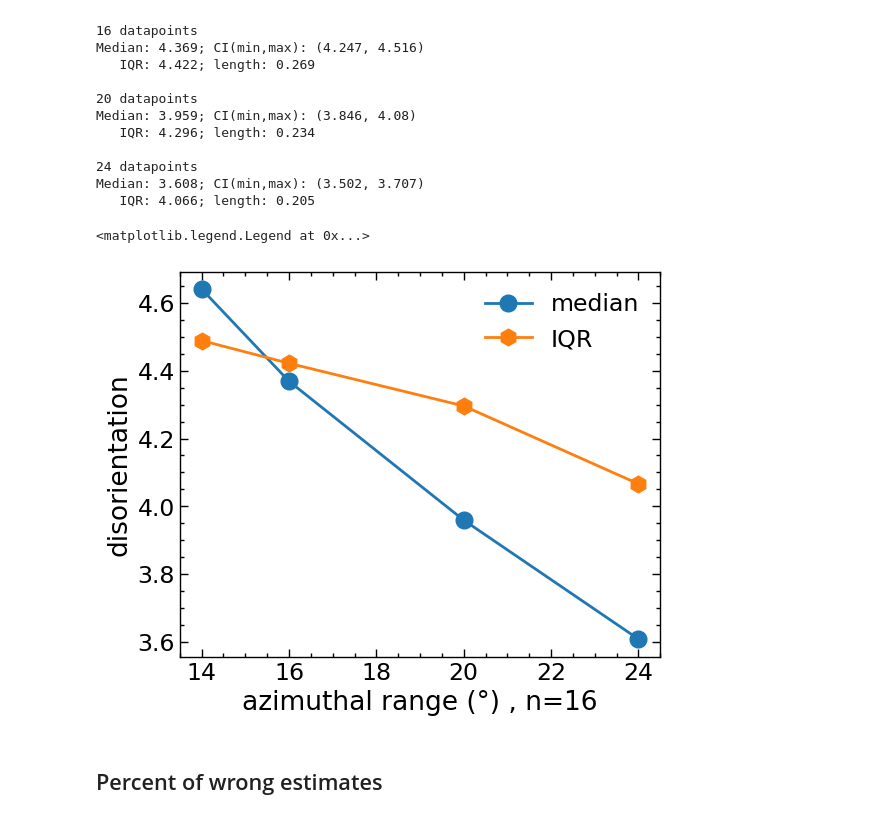
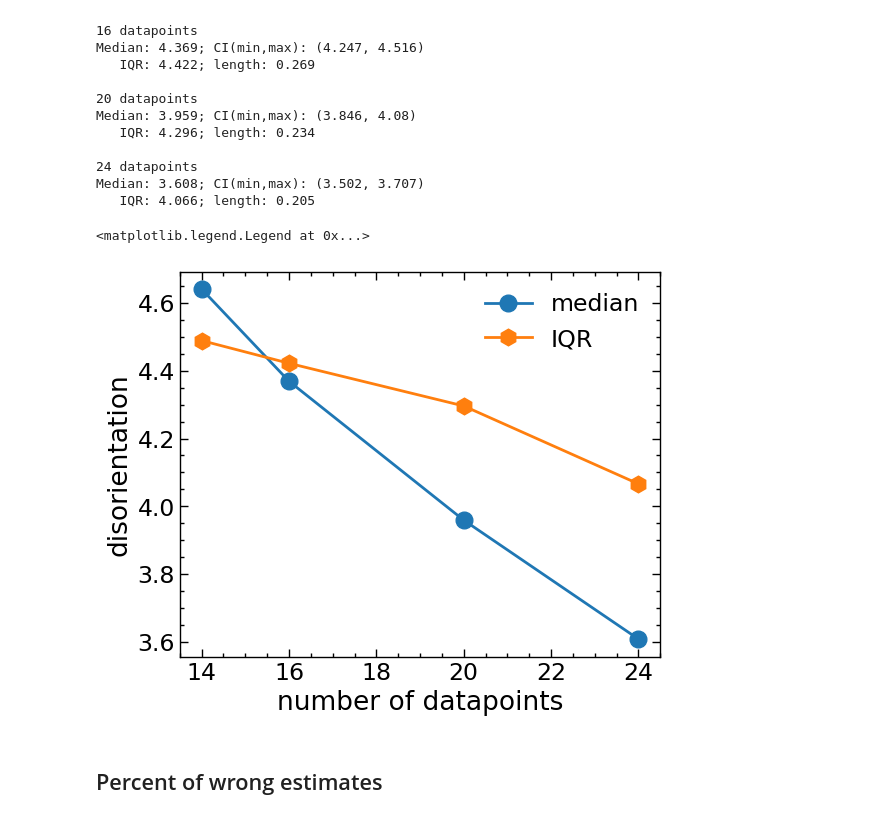
Before and after one commit to bertopadron/FTIR-EBSD, a Jupyter notebook: docs/08c_stats_test.ipynb, the cells around one changed output. Saved outputs shown, nothing was run; the diff lists cells and outputs as text; code cells hidden in the pictures.

```diff
--- a/docs/08b_stats_test.ipynb
+++ b/docs/08c_stats_test.ipynb
@@ -191,15 +191,15 @@ Median: 3.608; CI(min,max): (3.502, 3.707)
 # %%
 fig, ax = plt.subplots()
 
 ax.plot([14, 16, 20, 24], [4.641, 4.369, 3.959, 3.608], 'o-', label='median')
 ax.plot([14, 16, 20, 24], [4.489, 4.422, 4.296, 4.066], 'h-', label='IQR')
 # ax.set_xticks([14, 16, 20, 24])
 ax.set_ylabel('disorientation')
-ax.set_xlabel('azimuthal range (°) , n=16')
+ax.set_xlabel('number of datapoints')
 ax.legend(loc='best')
 # %% [output]
 <matplotlib.legend.Legend at 0x...>
-[figure, old version]
+[figure, new version]
 # %% [markdown]
 ## Percent of wrong estimates
 # %%
```
Also changed, not shown: parts of 1 cell of this notebook.
